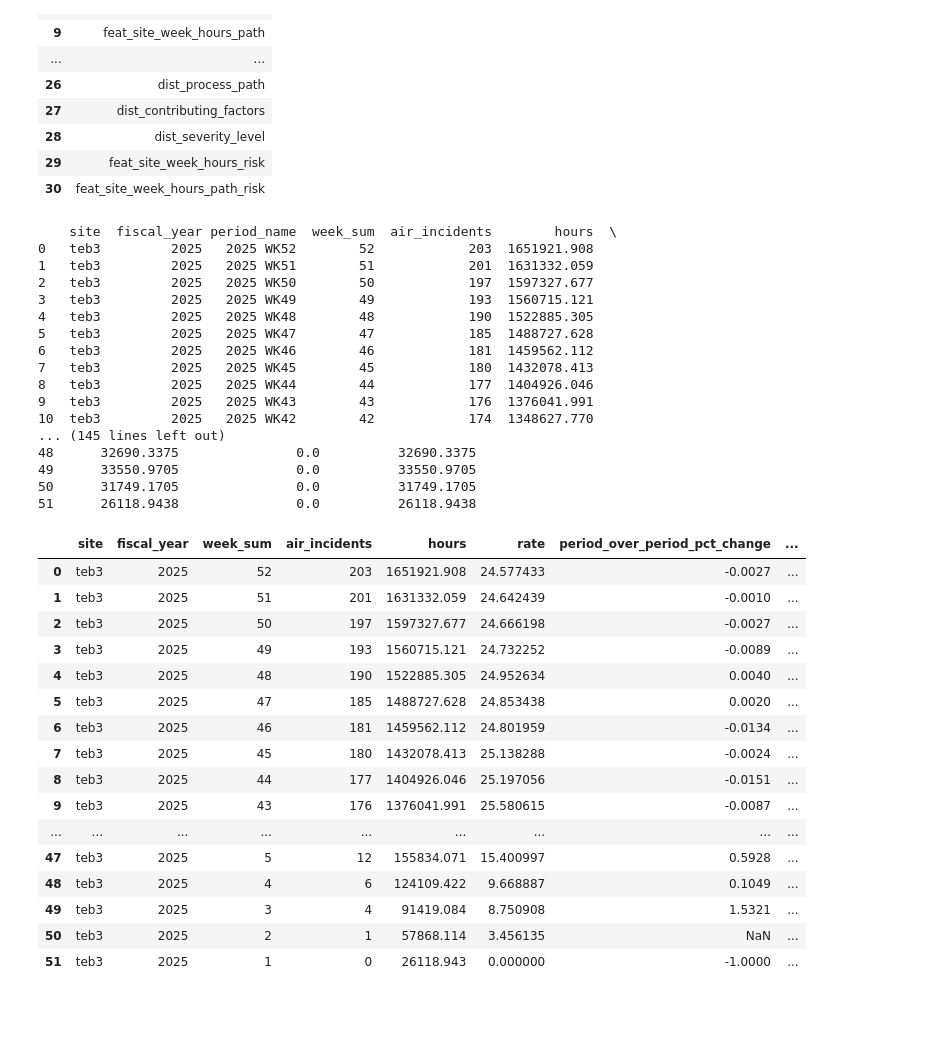
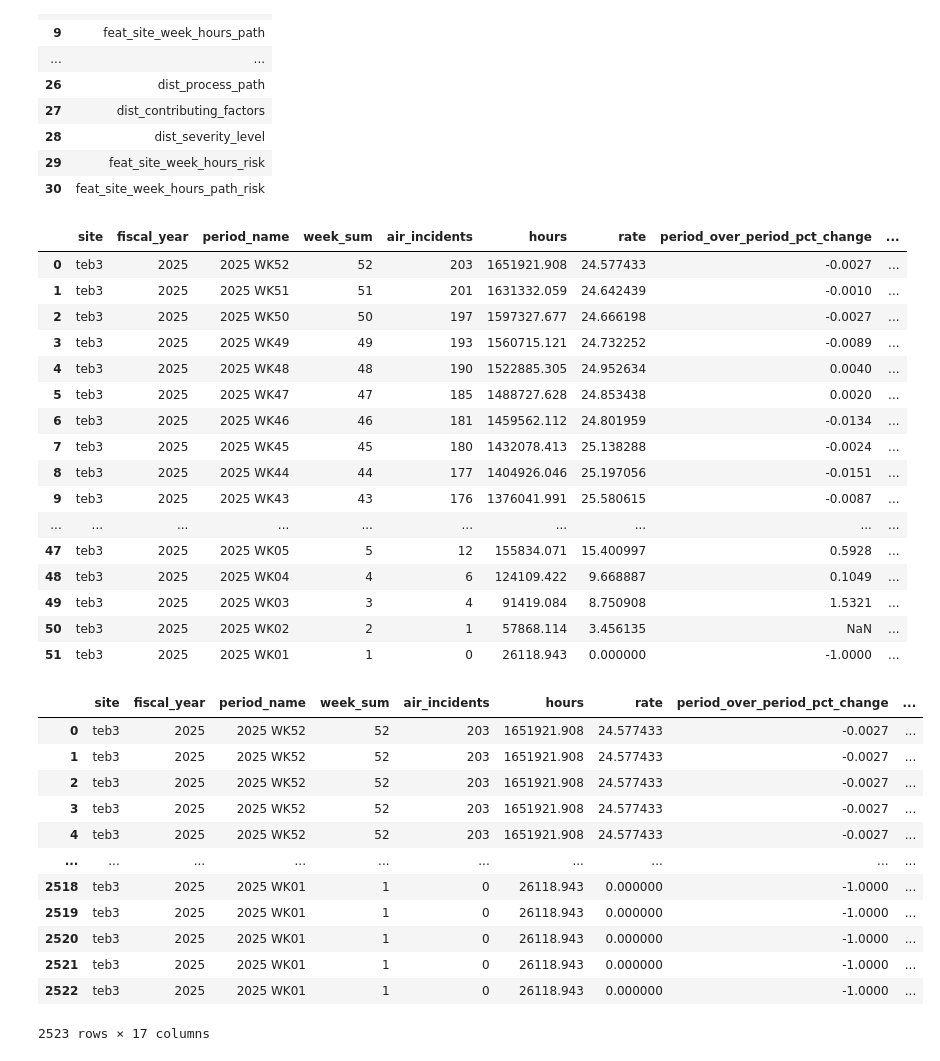
Before and after one commit to JudeMirac/Saftey-Risk-Analysis, a Jupyter notebook: notebooks/data_health_checks.ipynb, the cells around one changed output. Cells and saved outputs as stored; diff of their text form; code cells hidden in the pictures; blank space fills up the shorter version.

Commit message:
Safety Project

```diff
--- a/notebooks/data_health_checks.ipynb
+++ b/notebooks/data_health_checks.ipynb
@@ -2,7 +2,7 @@
 import sqlite3 # import sql to connect to database
 import pandas as pd # import pandas for exploration and data handling
 # %%
-db_path = 'database/Safety.db'
+db_path = r'C:\Users\dmiracju\Saftey-Risk-Analysis\database\Safety.db'
 conn = sqlite3.connect(db_path)
 # %%
 # list of tables and view created via sql
@@ -36,43 +36,38 @@ process_path_exposure = pd.read_sql('select * from int_site_week_hours_path;', c
 # %%
 # site exposure dataset
 
-print(site_exposure)
+site_exposure
 # %% [output]
-    site  fiscal_year period_name  week_sum  air_incidents        hours  \
-0   teb3         2025   2025 WK52        52            203  1651921.908
-1   teb3         2025   2025 WK51        51            201  1631332.059
-2   teb3         2025   2025 WK50        50            197  1597327.677
-3   teb3         2025   2025 WK49        49            193  1560715.121
-4   teb3         2025   2025 WK48        48            190  1522885.305
-5   teb3         2025   2025 WK47        47            185  1488727.628
-6   teb3         2025   2025 WK46        46            181  1459562.112
-7   teb3         2025   2025 WK45        45            180  1432078.413
-8   teb3         2025   2025 WK44        44            177  1404926.046
-9   teb3         2025   2025 WK43        43            176  1376041.991
-10  teb3         2025   2025 WK42        42            174  1348627.770
-... (145 lines left out)
-48      32690.3375               0.0          32690.3375
-49      33550.9705               0.0          33550.9705
-50      31749.1705               0.0          31749.1705
-51      26118.9438               0.0          26118.9438
+|  | site | fiscal_year | period_name | week_sum | air_incidents | hours | rate | period_over_period_pct_change | ... |
+| 0 | teb3 | 2025 | 2025 WK52 | 52 | 203 | 1651921.908 | 24.577433 | -0.0027 | ... |
+| 1 | teb3 | 2025 | 2025 WK51 | 51 | 201 | 1631332.059 | 24.642439 | -0.0010 | ... |
+| 2 | teb3 | 2025 | 2025 WK50 | 50 | 197 | 1597327.677 | 24.666198 | -0.0027 | ... |
+| 3 | teb3 | 2025 | 2025 WK49 | 49 | 193 | 1560715.121 | 24.732252 | -0.0089 | ... |
+| 4 | teb3 | 2025 | 2025 WK48 | 48 | 190 | 1522885.305 | 24.952634 | 0.0040 | ... |
+| 5 | teb3 | 2025 | 2025 WK47 | 47 | 185 | 1488727.628 | 24.853438 | 0.0020 | ... |
+| 6 | teb3 | 2025 | 2025 WK46 | 46 | 181 | 1459562.112 | 24.801959 | -0.0134 | ... |
+| 7 | teb3 | 2025 | 2025 WK45 | 45 | 180 | 1432078.413 | 25.138288 | -0.0024 | ... |
+| 8 | teb3 | 2025 | 2025 WK44 | 44 | 177 | 1404926.046 | 25.197056 | -0.0151 | ... |
+| 9 | teb3 | 2025 | 2025 WK43 | 43 | 176 | 1376041.991 | 25.580615 | -0.0087 | ... |
+| ... | ... | ... | ... | ... | ... | ... | ... | ... | ... |
+| 47 | teb3 | 2025 | 2025 WK05 | 5 | 12 | 155834.071 | 15.400997 | 0.5928 | ... |
+| 48 | teb3 | 2025 | 2025 WK04 | 4 | 6 | 124109.422 | 9.668887 | 0.1049 | ... |
+| 49 | teb3 | 2025 | 2025 WK03 | 3 | 4 | 91419.084 | 8.750908 | 1.5321 | ... |
+| 50 | teb3 | 2025 | 2025 WK02 | 2 | 1 | 57868.114 | 3.456135 | NaN | ... |
+| 51 | teb3 | 2025 | 2025 WK01 | 1 | 0 | 26118.943 | 0.000000 | -1.0000 | ... |
 # %%
-# plot site exposure
-site_exposure.drop(columns = ['period_name', 'contractor_hours'])
+process_path_exposure
 # %% [output]
-|  | site | fiscal_year | week_sum | air_incidents | hours | rate | period_over_period_pct_change | ... |
-| 0 | teb3 | 2025 | 52 | 203 | 1651921.908 | 24.577433 | -0.0027 | ... |
-| 1 | teb3 | 2025 | 51 | 201 | 1631332.059 | 24.642439 | -0.0010 | ... |
-| 2 | teb3 | 2025 | 50 | 197 | 1597327.677 | 24.666198 | -0.0027 | ... |
-| 3 | teb3 | 2025 | 49 | 193 | 1560715.121 | 24.732252 | -0.0089 | ... |
-| 4 | teb3 | 2025 | 48 | 190 | 1522885.305 | 24.952634 | 0.0040 | ... |
-| 5 | teb3 | 2025 | 47 | 185 | 1488727.628 | 24.853438 | 0.0020 | ... |
-| 6 | teb3 | 2025 | 46 | 181 | 1459562.112 | 24.801959 | -0.0134 | ... |
-| 7 | teb3 | 2025 | 45 | 180 | 1432078.413 | 25.138288 | -0.0024 | ... |
-| 8 | teb3 | 2025 | 44 | 177 | 1404926.046 | 25.197056 | -0.0151 | ... |
-| 9 | teb3 | 2025 | 43 | 176 | 1376041.991 | 25.580615 | -0.0087 | ... |
-| ... | ... | ... | ... | ... | ... | ... | ... | ... |
-| 47 | teb3 | 2025 | 5 | 12 | 155834.071 | 15.400997 | 0.5928 | ... |
-| 48 | teb3 | 2025 | 4 | 6 | 124109.422 | 9.668887 | 0.1049 | ... |
-| 49 | teb3 | 2025 | 3 | 4 | 91419.084 | 8.750908 | 1.5321 | ... |
-| 50 | teb3 | 2025 | 2 | 1 | 57868.114 | 3.456135 | NaN | ... |
-| 51 | teb3 | 2025 | 1 | 0 | 26118.943 | 0.000000 | -1.0000 | ... |
+|  | site | fiscal_year | period_name | week_sum | air_incidents | hours | rate | period_over_period_pct_change | ... |
+| 0 | teb3 | 2025 | 2025 WK52 | 52 | 203 | 1651921.908 | 24.577433 | -0.0027 | ... |
+| 1 | teb3 | 2025 | 2025 WK52 | 52 | 203 | 1651921.908 | 24.577433 | -0.0027 | ... |
+| 2 | teb3 | 2025 | 2025 WK52 | 52 | 203 | 1651921.908 | 24.577433 | -0.0027 | ... |
+| 3 | teb3 | 2025 | 2025 WK52 | 52 | 203 | 1651921.908 | 24.577433 | -0.0027 | ... |
+| 4 | teb3 | 2025 | 2025 WK52 | 52 | 203 | 1651921.908 | 24.577433 | -0.0027 | ... |
+| ... | ... | ... | ... | ... | ... | ... | ... | ... | ... |
+| 2518 | teb3 | 2025 | 2025 WK01 | 1 | 0 | 26118.943 | 0.000000 | -1.0000 | ... |
+| 2519 | teb3 | 2025 | 2025 WK01 | 1 | 0 | 26118.943 | 0.000000 | -1.0000 | ... |
+| 2520 | teb3 | 2025 | 2025 WK01 | 1 | 0 | 26118.943 | 0.000000 | -1.0000 | ... |
+| 2521 | teb3 | 2025 | 2025 WK01 | 1 | 0 | 26118.943 | 0.000000 | -1.0000 | ... |
+| 2522 | teb3 | 2025 | 2025 WK01 | 1 | 0 | 26118.943 | 0.000000 | -1.0000 | ... |
+2523 rows × 17 columns
```
Also changed, not shown: parts of 6 cells of this notebook, 3 other files.
